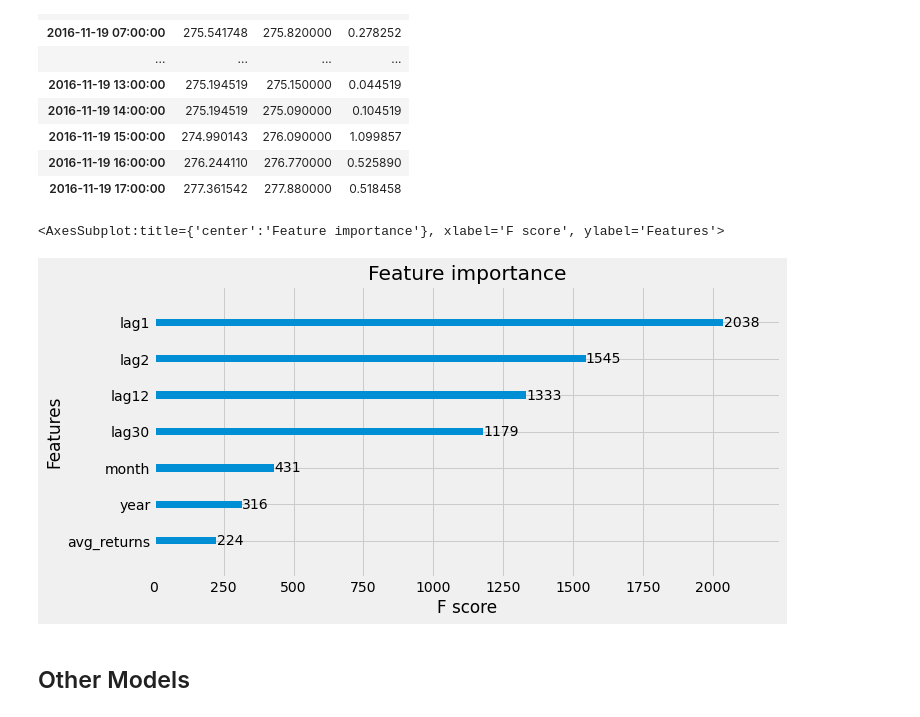
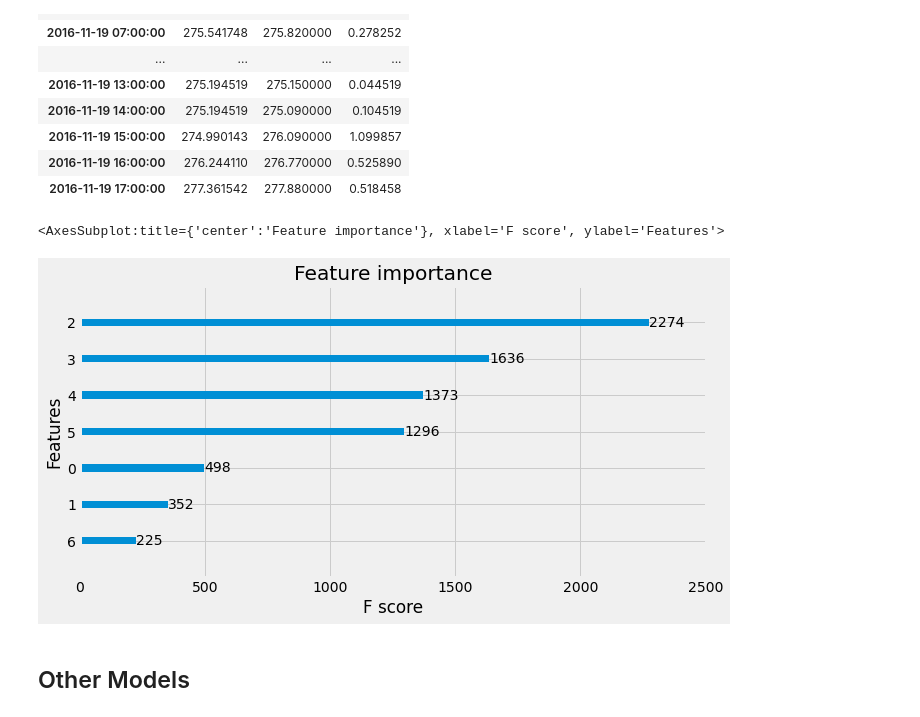
Before and after one commit to McGill-MMA-EnterpriseAnalytics/Cloud-Computations, a Jupyter notebook: INSY695_BaseModels.ipynb, the cells around one changed output. Saved outputs shown, nothing was run; the diff lists cells and outputs as text; code cells hidden in the pictures.

```diff
--- a/INSY695_BaseModels.ipynb
+++ b/INSY695_BaseModels.ipynb
@@ -573,10 +584,10 @@ ts_results.head(20).style.background_gradient(cmap='inferno')
 | 2016-11-19 17:00:00 | 277.361542 | 277.880000 | 0.518458 |
 # %%
 plt.figure(figsize=(10,5))
-xgb.plot_importance(reg, ax=plt.gca())
+xgb.plot_importance(xgb_model, ax=plt.gca())
 # %% [output]
 <AxesSubplot:title={'center':'Feature importance'}, xlabel='F score', ylabel='Features'>
-[figure, old version]
+[figure, new version]
 # %% [markdown]
 ## Other Models
 # %%
```
Also changed, not shown: parts of 8 cells of this notebook, 4 other files.
